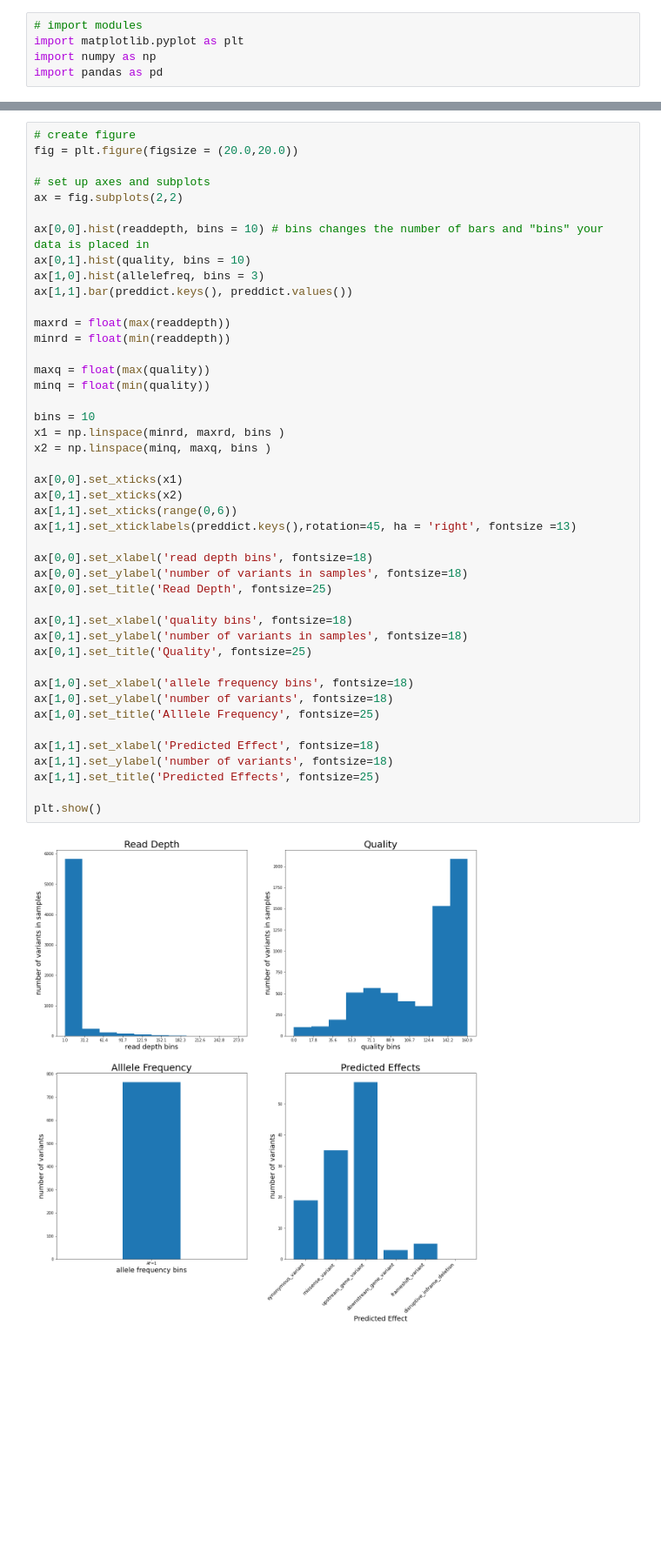
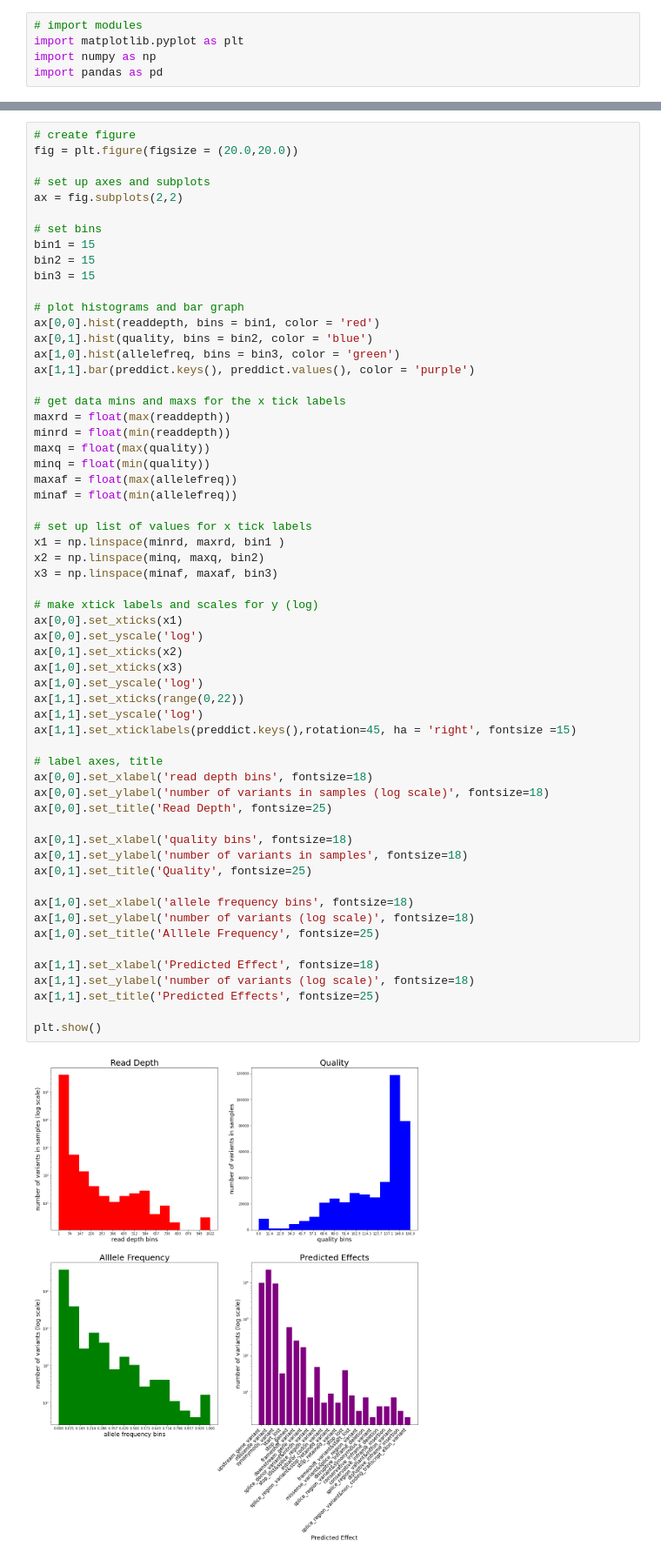
Before and after one commit to aheffner1/qbb2020-answers, a Jupyter notebook: week2-hw/08-week2-hw.ipynb, the cells around one changed output, grey strips where cells are left out. Shown at 87% size. Saved outputs shown, nothing was run; the diff lists cells and outputs as text; blank space fills up the shorter version.

```diff
--- a/week2-hw/08-week2-hw.ipynb
+++ b/week2-hw/08-week2-hw.ipynb
@@ -87,44 +75,59 @@ print(preddict)
 fig = plt.figure(figsize = (20.0,20.0))
 
 # set up axes and subplots
 ax = fig.subplots(2,2)
 
-ax[0,0].hist(readdepth, bins = 10) # bins changes the number of bars and "bins" your data is placed in
-ax[0,1].hist(quality, bins = 10)
-ax[1,0].hist(allelefreq, bins = 3)
-ax[1,1].bar(preddict.keys(), preddict.values())
+# set bins
+bin1 = 15
+bin2 = 15
+bin3 = 15
 
+# plot histograms and bar graph
+ax[0,0].hist(readdepth, bins = bin1, color = 'red')
+ax[0,1].hist(quality, bins = bin2, color = 'blue')
+ax[1,0].hist(allelefreq, bins = bin3, color = 'green')
+ax[1,1].bar(preddict.keys(), preddict.values(), color = 'purple')
+
+# get data mins and maxs for the x tick labels
 maxrd = float(max(readdepth))
 minrd = float(min(readdepth))
-
 maxq = float(max(quality))
 minq = float(min(quality))
+maxaf = float(max(allelefreq))
+minaf = float(min(allelefreq))
 
-bins = 10
-x1 = np.linspace(minrd, maxrd, bins )
-x2 = np.linspace(minq, maxq, bins )
+# set up list of values for x tick labels
+x1 = np.linspace(minrd, maxrd, bin1 )
+x2 = np.linspace(minq, maxq, bin2)
+x3 = np.linspace(minaf, maxaf, bin3)
 
+# make xtick labels and scales for y (log)
 ax[0,0].set_xticks(x1)
+ax[0,0].set_yscale('log')
 ax[0,1].set_xticks(x2)
-ax[1,1].set_xticks(range(0,6))
-ax[1,1].set_xticklabels(preddict.keys(),rotation=45, ha = 'right', fontsize =13)
+ax[1,0].set_xticks(x3)
+ax[1,0].set_yscale('log')
+ax[1,1].set_xticks(range(0,22))
+ax[1,1].set_yscale('log')
+ax[1,1].set_xticklabels(preddict.keys(),rotation=45, ha = 'right', fontsize =15)
 
+# label axes, title
 ax[0,0].set_xlabel('read depth bins', fontsize=18)
-ax[0,0].set_ylabel('number of variants in samples', fontsize=18)
+ax[0,0].set_ylabel('number of variants in samples (log scale)', fontsize=18)
 ax[0,0].set_title('Read Depth', fontsize=25)
 
 ax[0,1].set_xlabel('quality bins', fontsize=18)
 ax[0,1].set_ylabel('number of variants in samples', fontsize=18)
 ax[0,1].set_title('Quality', fontsize=25)
 
 ax[1,0].set_xlabel('allele frequency bins', fontsize=18)
-ax[1,0].set_ylabel('number of variants', fontsize=18)
+ax[1,0].set_ylabel('number of variants (log scale)', fontsize=18)
 ax[1,0].set_title('Alllele Frequency', fontsize=25)
 
 ax[1,1].set_xlabel('Predicted Effect', fontsize=18)
-ax[1,1].set_ylabel('number of variants', fontsize=18)
+ax[1,1].set_ylabel('number of variants (log scale)', fontsize=18)
 ax[1,1].set_title('Predicted Effects', fontsize=25)
 
 plt.show()
 # %% [output]
-[figure, old version]
+[figure, new version]
```
Also changed, not shown: parts of 2 cells of this notebook, 4 other files.
